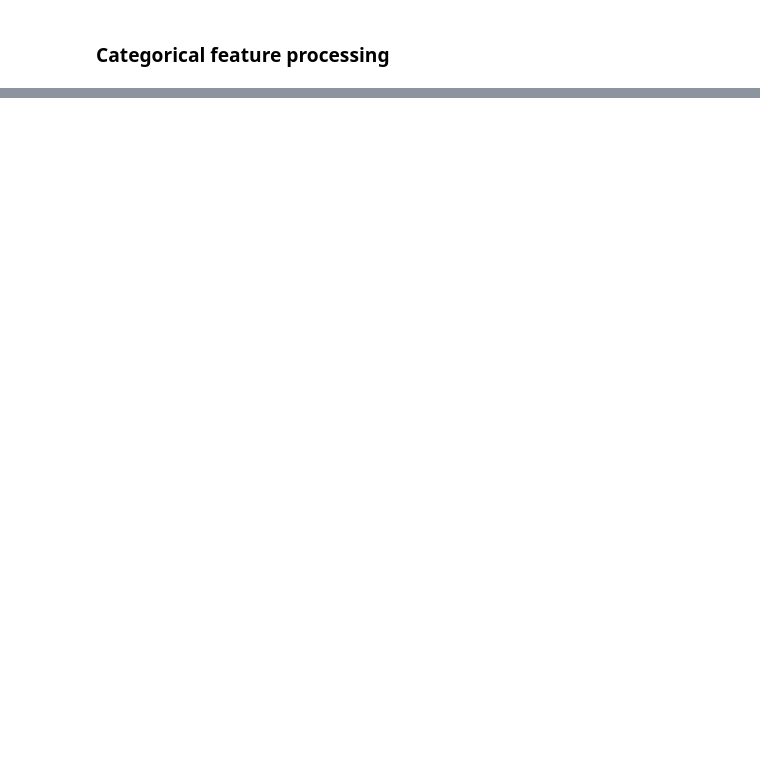
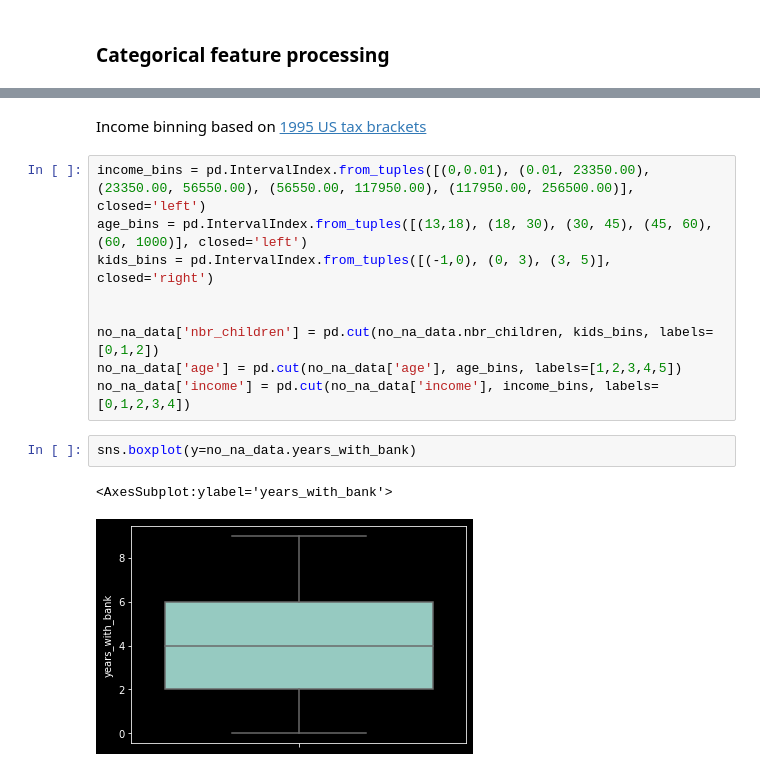
Before and after one commit to jsilke/customer_segmentation, a Jupyter notebook: banking_segmentation.ipynb, the cells around one changed output, grey strips where cells are left out. Drawn from its saved outputs; the diff is of its cells as text; blank space fills up the shorter version.

```diff
--- a/banking_segmentation.ipynb
+++ b/banking_segmentation.ipynb
@@ -253,0 +366,16 @@ memory usage: 8.3+ MB
+# %% [markdown]
+Income binning based on [1995 US tax brackets](https://www.tax-brackets.org/federaltaxtable/1995)
+# %%
+income_bins = pd.IntervalIndex.from_tuples([(0,0.01), (0.01, 23350.00), (23350.00, 56550.00), (56550.00, 117950.00), (117950.00, 256500.00)], closed='left')
+age_bins = pd.IntervalIndex.from_tuples([(13,18), (18, 30), (30, 45), (45, 60), (60, 1000)], closed='left')
+kids_bins = pd.IntervalIndex.from_tuples([(-1,0), (0, 3), (3, 5)], closed='right')
+
+
+no_na_data['nbr_children'] = pd.cut(no_na_data.nbr_children, kids_bins, labels=[0,1,2])
+no_na_data['age'] = pd.cut(no_na_data['age'], age_bins, labels=[1,2,3,4,5])
+no_na_data['income'] = pd.cut(no_na_data['income'], income_bins, labels=[0,1,2,3,4])
+# %%
+sns.boxplot(y=no_na_data.years_with_bank)
+# %% [output]
+<AxesSubplot:ylabel='years_with_bank'>
+[figure, added]
```
Also changed, not shown: parts of 52 cells of this notebook, 3 other files.
